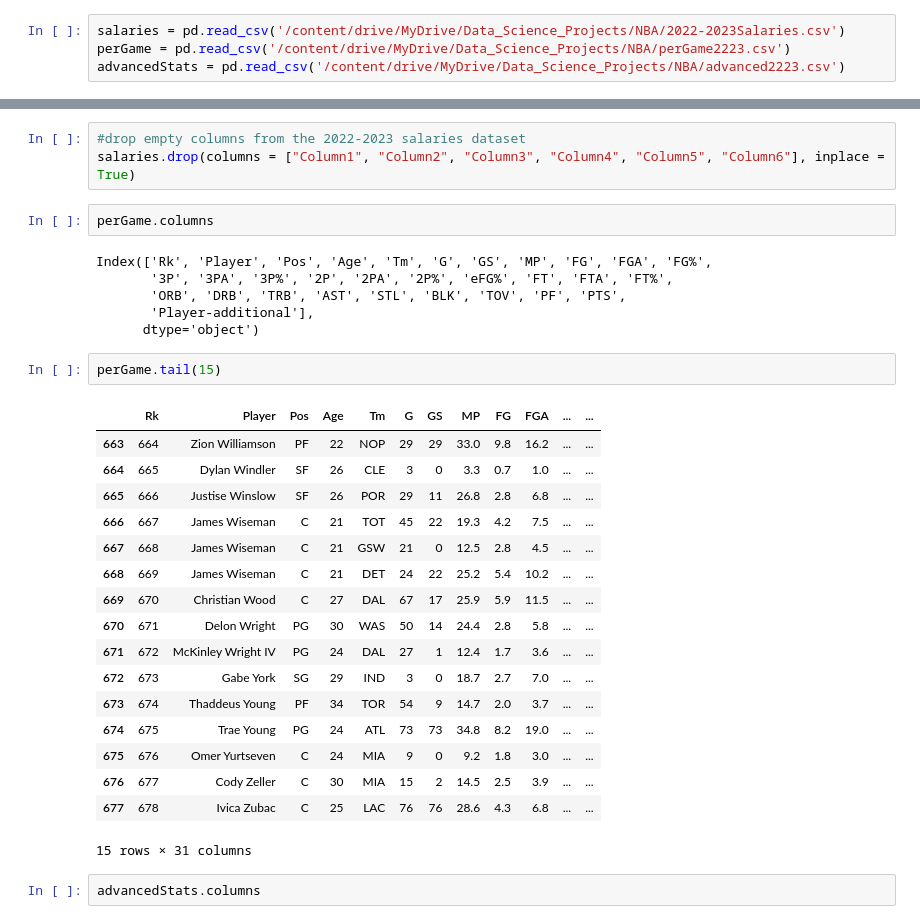
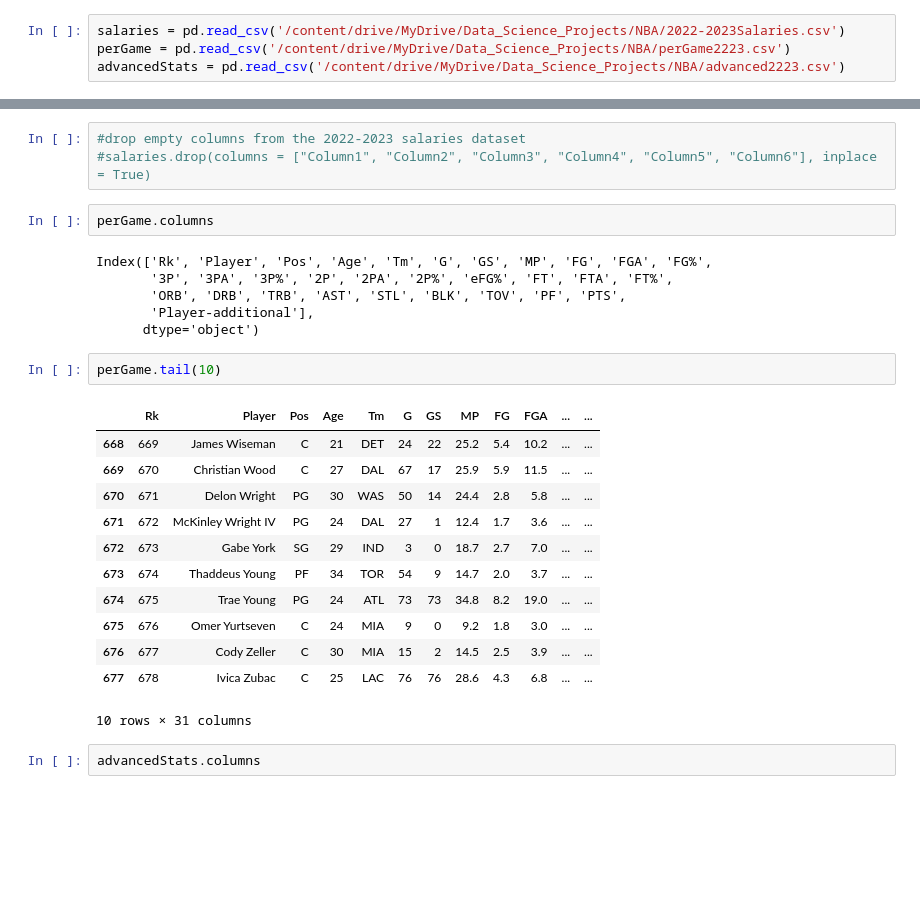
Before and after one commit to mnocerino23/NBA-Player-Classifier, a Jupyter notebook: 22_23_Cleaning.ipynb, the cells around one changed output, grey strips where cells are left out. Cells and saved outputs as stored; diff of their text form; blank space fills up the shorter version.

```diff
--- a/22_23_Cleaning.ipynb
+++ b/22_23_Cleaning.ipynb
@@ -29,6 +27,6 @@ Index(['Column1', 'Player', '2022/23', 'Column2', 'Column3', 'Column4',
 # %%
 #drop empty columns from the 2022-2023 salaries dataset
-salaries.drop(columns = ["Column1", "Column2", "Column3", "Column4", "Column5", "Column6"], inplace = True)
+#salaries.drop(columns = ["Column1", "Column2", "Column3", "Column4", "Column5", "Column6"], inplace = True)
 # %%
 perGame.columns
 # %% [output]
@@ -38,14 +36,9 @@ Index(['Rk', 'Player', 'Pos', 'Age', 'Tm', 'G', 'GS', 'MP', 'FG', 'FGA', 'FG%',
        'Player-additional'],
       dtype='object')
 # %%
-perGame.tail(15)
+perGame.tail(10)
 # %% [output]
 |  | Rk | Player | Pos | Age | Tm | G | GS | MP | FG | FGA | ... | ... |
-| 663 | 664 | Zion Williamson | PF | 22 | NOP | 29 | 29 | 33.0 | 9.8 | 16.2 | ... | ... |
-| 664 | 665 | Dylan Windler | SF | 26 | CLE | 3 | 0 | 3.3 | 0.7 | 1.0 | ... | ... |
-| 665 | 666 | Justise Winslow | SF | 26 | POR | 29 | 11 | 26.8 | 2.8 | 6.8 | ... | ... |
-| 666 | 667 | James Wiseman | C | 21 | TOT | 45 | 22 | 19.3 | 4.2 | 7.5 | ... | ... |
-| 667 | 668 | James Wiseman | C | 21 | GSW | 21 | 0 | 12.5 | 2.8 | 4.5 | ... | ... |
 | 668 | 669 | James Wiseman | C | 21 | DET | 24 | 22 | 25.2 | 5.4 | 10.2 | ... | ... |
 | 669 | 670 | Christian Wood | C | 27 | DAL | 67 | 17 | 25.9 | 5.9 | 11.5 | ... | ... |
 | 670 | 671 | Delon Wright | PG | 30 | WAS | 50 | 14 | 24.4 | 2.8 | 5.8 | ... | ... |
@@ -56,7 +49,7 @@ perGame.tail(15)
 | 675 | 676 | Omer Yurtseven | C | 24 | MIA | 9 | 0 | 9.2 | 1.8 | 3.0 | ... | ... |
 | 676 | 677 | Cody Zeller | C | 30 | MIA | 15 | 2 | 14.5 | 2.5 | 3.9 | ... | ... |
 | 677 | 678 | Ivica Zubac | C | 25 | LAC | 76 | 76 | 28.6 | 4.3 | 6.8 | ... | ... |
-15 rows × 31 columns
+10 rows × 31 columns
 # %%
 advancedStats.columns
 # %% [output]
```
Also changed, not shown: parts of 18 cells of this notebook.
